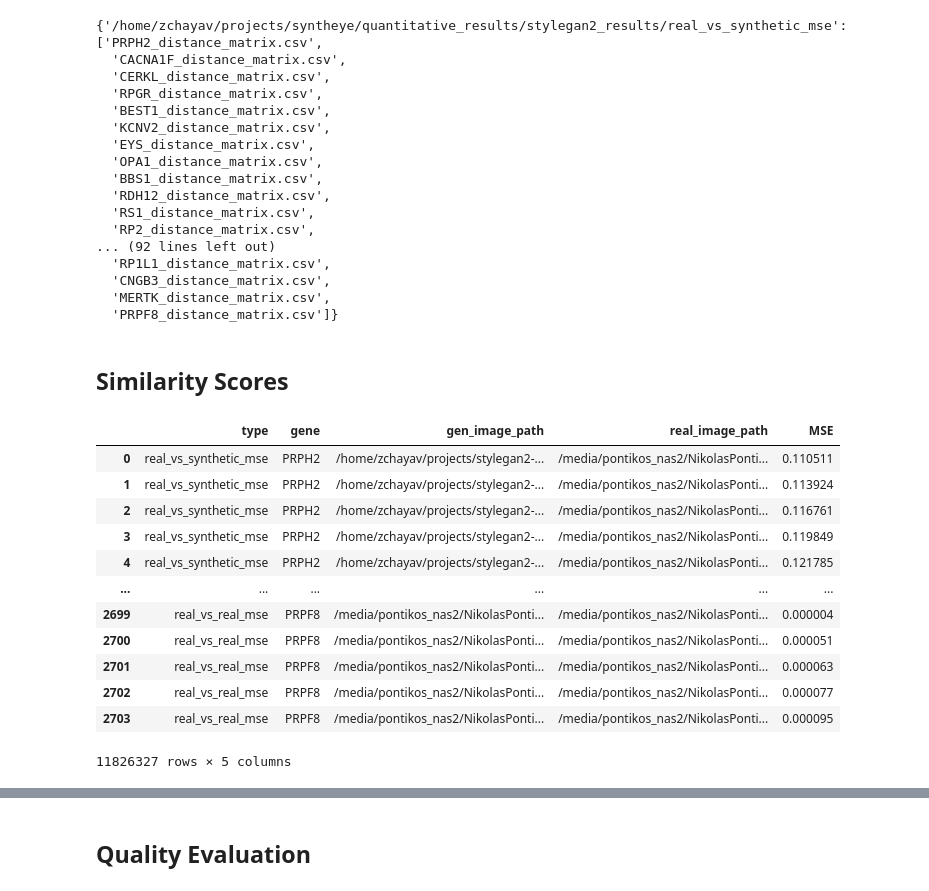
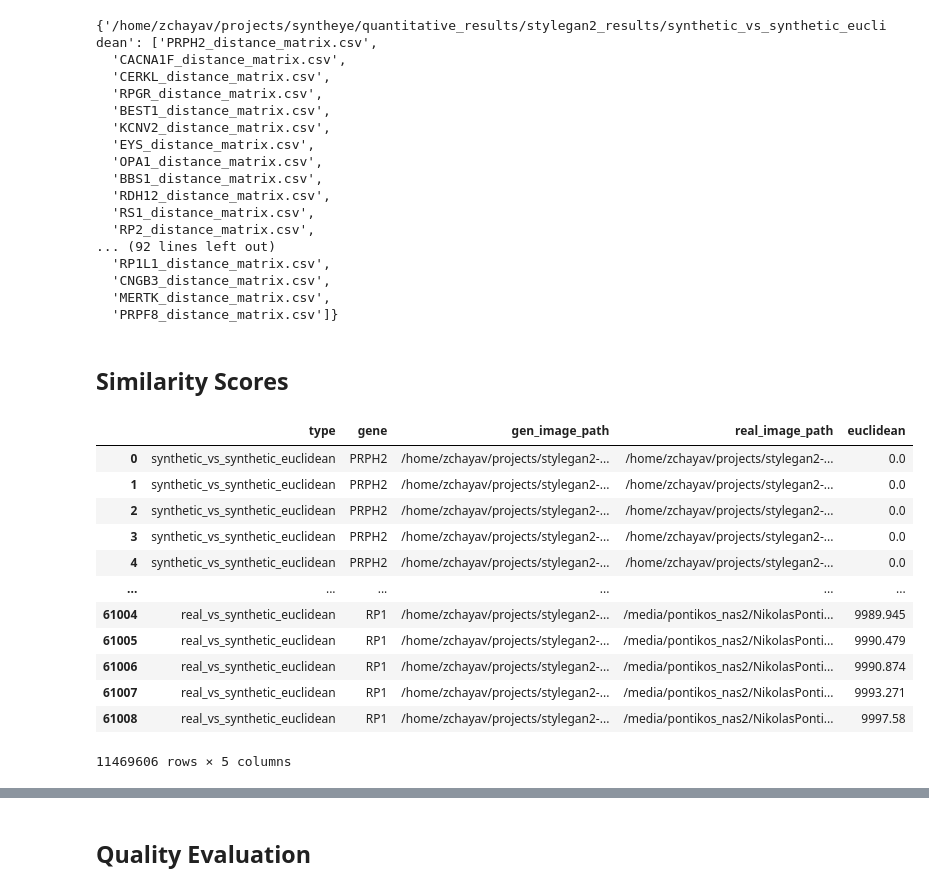
Before and after one commit to pontikos-lab/syntheye, a Jupyter notebook: notebooks/results_compilation.ipynb, the cells around one changed output, grey strips where cells are left out. Cells and saved outputs as stored; diff of their text form; code cells hidden in the pictures.

```diff
--- a/notebooks/results_compilation.ipynb
+++ b/notebooks/results_compilation.ipynb
@@ -1,6 +4,4 @@
 # %%
-import os
-os.chdir("..")
 import torch
 import numpy as np
 import seaborn as sns
@@ -13,3 +14,4 @@ from PIL import Image
 
 with open("classes.txt") as f:
     classes = f.read().splitlines()
+    classes = classes[:10]
@@ -16,11 +22,11 @@ with open("classes.txt") as f:
 # %%
 results_dir = "/home/zchayav/projects/syntheye/quantitative_results/stylegan2_results/"
-results_paths = [os.path.join(results_dir, path) for path in os.listdir(results_dir) if path.endswith("mse")]
+results_paths = [os.path.join(results_dir, path) for path in os.listdir(results_dir) if path.endswith("euclidean")]
 
 distance_matrix_files = {path: [fpath for fpath in os.listdir(path) if fpath.endswith("distance_matrix.csv")] for path in results_paths}
 distance_matrix_files
 # %% [output]
-{'/home/zchayav/projects/syntheye/quantitative_results/stylegan2_results/real_vs_synthetic_mse': ['PRPH2_distance_matrix.csv',
+{'/home/zchayav/projects/syntheye/quantitative_results/stylegan2_results/synthetic_vs_synthetic_euclidean': ['PRPH2_distance_matrix.csv',
   'CACNA1F_distance_matrix.csv',
   'CERKL_distance_matrix.csv',
   'RPGR_distance_matrix.csv',
@@ -40,28 +46,28 @@ distance_matrix_files
 # %% [markdown]
 ## Similarity Scores
 # %%
-metrics = pd.DataFrame(columns=["type", "gene", "gen_image_path", "real_image_path", "MSE"])
+metrics = pd.DataFrame(columns=["type", "gene", "gen_image_path", "real_image_path", "euclidean"])
 for type_ in distance_matrix_files:
     for path in distance_matrix_files[type_]:
-        df = pd.read_csv(os.path.join(type_, path), index_col="Unnamed: 0")
-        df = df[["gen_image_path", "real_image_path", "MSE"]]
+        df = pd.read_csv(os.path.join(type_, path))
+        df = df[["gen_image_path", "real_image_path", "euclidean"]]
         df["gene"] = [path.split("_")[0]]*len(df)
         df["type"] = os.path.basename(type_)
-        metrics = metrics.append(df)
-
+        metrics = pd.concat([metrics, df])
+metrics = metrics[metrics.gene.isin(classes)]
 metrics
 # %% [output]
-|  | type | gene | gen_image_path | real_image_path | MSE |
-| 0 | real_vs_synthetic_mse | PRPH2 | /home/zchayav/projects/stylegan2-... | /media/pontikos_nas2/NikolasPonti... | 0.110511 |
-| 1 | real_vs_synthetic_mse | PRPH2 | /home/zchayav/projects/stylegan2-... | /media/pontikos_nas2/NikolasPonti... | 0.113924 |
-| 2 | real_vs_synthetic_mse | PRPH2 | /home/zchayav/projects/stylegan2-... | /media/pontikos_nas2/NikolasPonti... | 0.116761 |
-| 3 | real_vs_synthetic_mse | PRPH2 | /home/zchayav/projects/stylegan2-... | /media/pontikos_nas2/NikolasPonti... | 0.119849 |
-| 4 | real_vs_synthetic_mse | PRPH2 | /home/zchayav/projects/stylegan2-... | /media/pontikos_nas2/NikolasPonti... | 0.121785 |
+|  | type | gene | gen_image_path | real_image_path | euclidean |
+| 0 | synthetic_vs_synthetic_euclidean | PRPH2 | /home/zchayav/projects/stylegan2-... | /home/zchayav/projects/stylegan2-... | 0.0 |
+| 1 | synthetic_vs_synthetic_euclidean | PRPH2 | /home/zchayav/projects/stylegan2-... | /home/zchayav/projects/stylegan2-... | 0.0 |
+| 2 | synthetic_vs_synthetic_euclidean | PRPH2 | /home/zchayav/projects/stylegan2-... | /home/zchayav/projects/stylegan2-... | 0.0 |
+| 3 | synthetic_vs_synthetic_euclidean | PRPH2 | /home/zchayav/projects/stylegan2-... | /home/zchayav/projects/stylegan2-... | 0.0 |
+| 4 | synthetic_vs_synthetic_euclidean | PRPH2 | /home/zchayav/projects/stylegan2-... | /home/zchayav/projects/stylegan2-... | 0.0 |
 | ... | ... | ... | ... | ... | ... |
-| 2699 | real_vs_real_mse | PRPF8 | /media/pontikos_nas2/NikolasPonti... | /media/pontikos_nas2/NikolasPonti... | 0.000004 |
-| 2700 | real_vs_real_mse | PRPF8 | /media/pontikos_nas2/NikolasPonti... | /media/pontikos_nas2/NikolasPonti... | 0.000051 |
-| 2701 | real_vs_real_mse | PRPF8 | /media/pontikos_nas2/NikolasPonti... | /media/pontikos_nas2/NikolasPonti... | 0.000063 |
-| 2702 | real_vs_real_mse | PRPF8 | /media/pontikos_nas2/NikolasPonti... | /media/pontikos_nas2/NikolasPonti... | 0.000077 |
-| 2703 | real_vs_real_mse | PRPF8 | /media/pontikos_nas2/NikolasPonti... | /media/pontikos_nas2/NikolasPonti... | 0.000095 |
+| 61004 | real_vs_synthetic_euclidean | RP1 | /home/zchayav/projects/stylegan2-... | /media/pontikos_nas2/NikolasPonti... | 9989.945 |
+| 61005 | real_vs_synthetic_euclidean | RP1 | /home/zchayav/projects/stylegan2-... | /media/pontikos_nas2/NikolasPonti... | 9990.479 |
+| 61006 | real_vs_synthetic_euclidean | RP1 | /home/zchayav/projects/stylegan2-... | /media/pontikos_nas2/NikolasPonti... | 9990.874 |
+| 61007 | real_vs_synthetic_euclidean | RP1 | /home/zchayav/projects/stylegan2-... | /media/pontikos_nas2/NikolasPonti... | 9993.271 |
+| 61008 | real_vs_synthetic_euclidean | RP1 | /home/zchayav/projects/stylegan2-... | /media/pontikos_nas2/NikolasPonti... | 9997.58 |
-11826327 rows × 5 columns
+11469606 rows × 5 columns
 # %%
```
Also changed, not shown: parts of 12 cells of this notebook, 10 other files.
